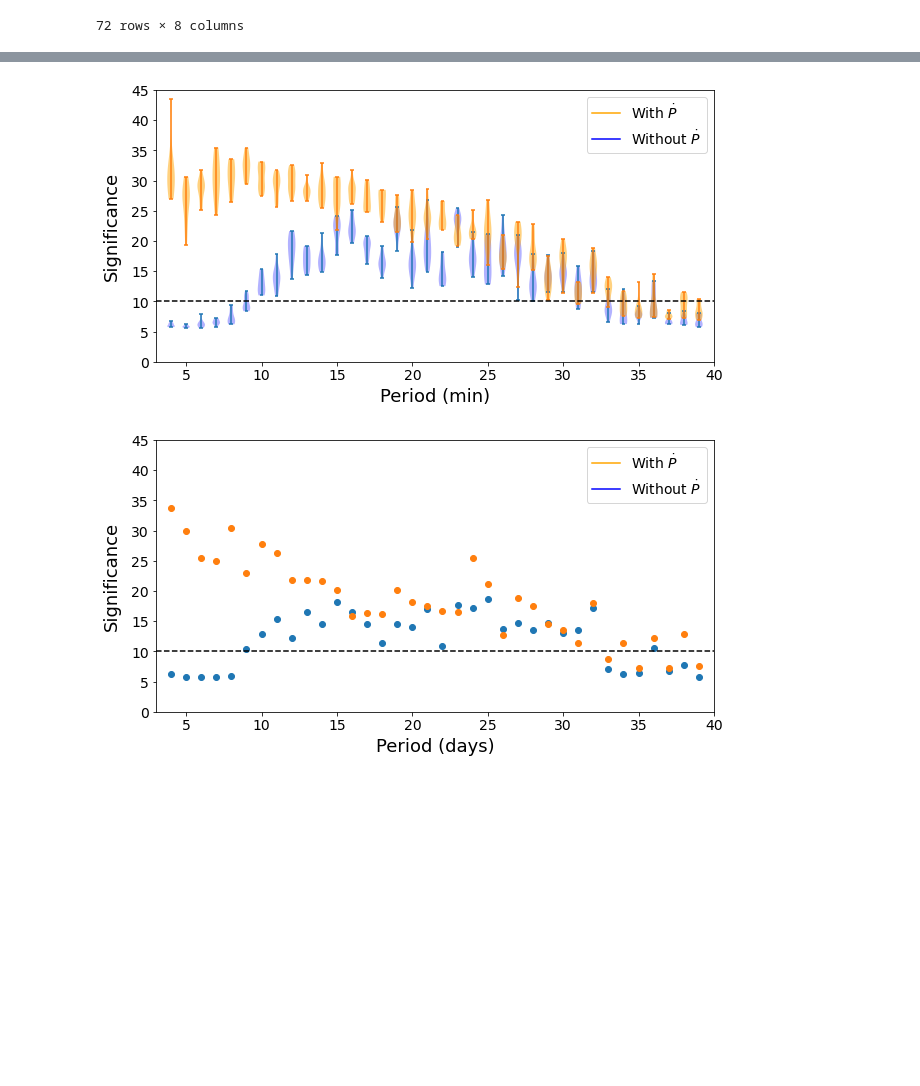
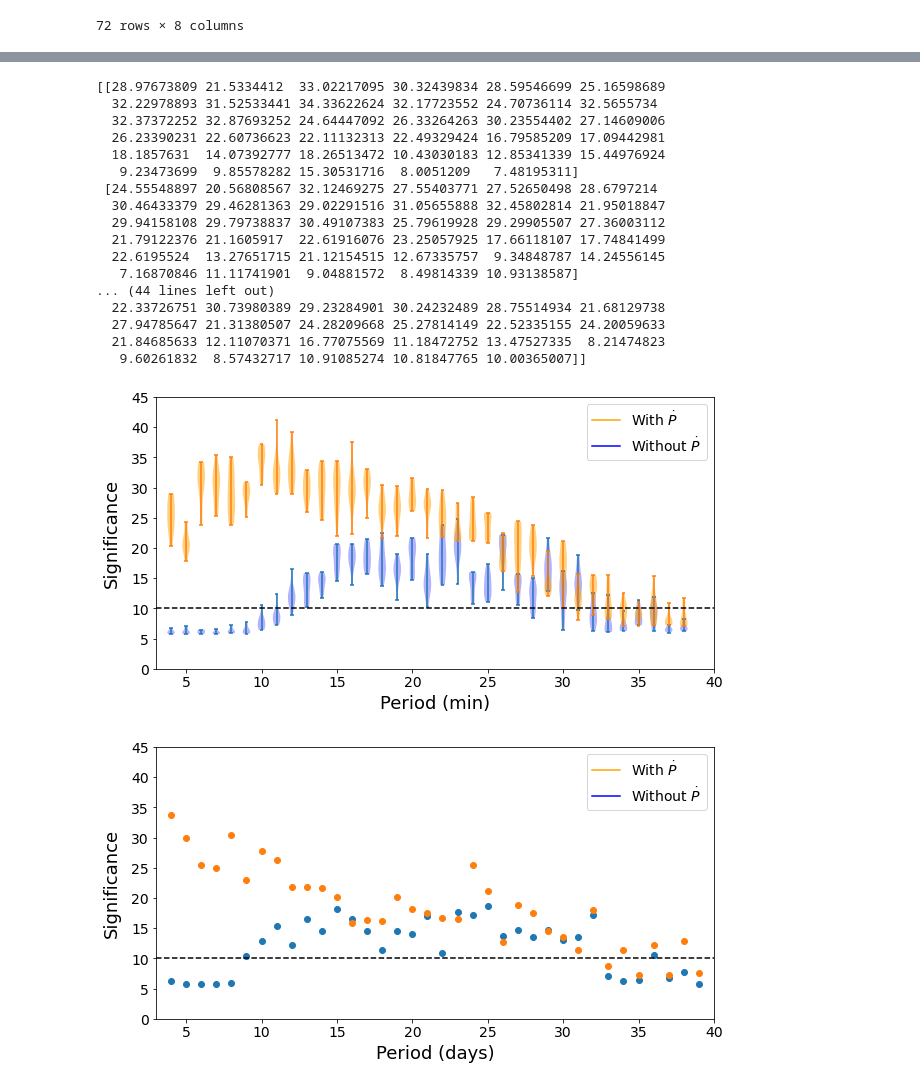
Before and after one commit to mikekatz04/gce, a Jupyter notebook: paper/paper_plots.ipynb, the cells around one changed output, grey strips where cells are left out. Drawn from its saved outputs; the diff is of its cells as text; code cells hidden in the pictures; blank space fills up the shorter version.

```diff
--- a/paper/paper_plots.ipynb
+++ b/paper/paper_plots.ipynb
@@ -906,36 +889,36 @@ columns = ['Best Period', 'True Period', 'Period Factor', 'Best Pdot', 'True Pdo
 df2 = pd.DataFrame(columns=columns)
 num_light_curve_sets = 10
 for i in range(num_light_curve_sets):
-    for bin_i in range(36):
-        for string in ['no', '32', '128']:#, '512']: #, 'linspace_512']:
+    for bin_i in range(35):
+        for string in ['0', '32']:#, '512']: #, 'linspace_512']:
             #print(string, i, bin_i)
-            fp = 'out_gce_{}_{}_pdot.pickle'.format(i, string)
+            fp = 'ce_curated_50_bins_{}_{}.pickle'.format(string, i)
 
             with open(fp, 'rb') as f:
                 data = pickle.load(f)
 
-            test_freqs = data['test_freqs']
-            test_pdots = data['test_pdots']
+            test_freqs = data['best_params'][0]
+            test_pdots = data['best_params'][1]
             value_add_dict = {}
 
-            res_i = data['res'][bin_i]
             true_vals = data['truth'][bin_i]
-            value_add_dict['Best Period'] = 1/test_freqs[res_i['inds_best'][1]].item()*24*60
-            value_add_dict['Best Pdot'] = test_pdots[res_i['inds_best'][0]].item()
-            value_add_dict['Significance'] = res_i['sig'].item()
-            value_add_dict['CE'] = res_i['ce_best'].item()
+            value_add_dict['Best Period'] = test_freqs[bin_i].item()*24*60
+            value_add_dict['Best Pdot'] = test_pdots[bin_i].item()
+            value_add_dict['Significance'] = data['significance'][bin_i].item()
+            value_add_dict['CE'] = 0.0
 
             value_add_dict['True Pdot'] = true_vals.get('Pdot')
             value_add_dict['True Period'] = true_vals.get('period')*24*60
 
             value_add_dict['Period Factor'] = value_add_dict['Best Period']/value_add_dict['True Period']
             value_add_dict['Pdot Factor'] = value_add_dict['Best Pdot']/value_add_dict['True Pdot']
+
             row_to_add = pd.Series(value_add_dict, name='{} Pdots/iter {}: Binary {}'.format(string, i, bin_i))
 
             df2 = df2.append(row_to_add)
 
             #print('Best:', best_period, best_pdot, sig, '\n', 'True:', true_period, true_pdot, '\n')
-
+        #print(i, bin_i)
 df2
 # %% [output]
 |  | Best Period | True Period | Period Factor | Best Pdot | True Pdot | Pdot Factor | Significance | CE |
@@ -978,47 +961,65 @@ true_periods = np.asarray([df['True Period']['{} Pdots/iter {}: Binary {}'.forma
 # %%
 fig = plt.figure()
 
-sig_pdot = np.asarray([df2['Significance']['{} Pdots/iter {}: Binary {}'.format('32', j, i)] for i in range(36) for j in range(10)]).reshape(36, 10).T#, axis=1)
-sig_no_pdots = np.asarray([df2['Significance']['{} Pdots/iter {}: Binary {}'.format('no', j, i)] for i in range(36) for j in range(10)]).reshape(36, 10).T#, axis=1)
-true_periods = np.asarray([df2['True Period']['{} Pdots/iter {}: Binary {}'.format('32', 0, i)] for i in range(36)])
+sig_pdot = np.asarray([df2['Significance']['{} Pdots/iter {}: Binary {}'.format('32', j, i)] for i in range(35) for j in range(10)]).reshape(35, 10).T#, axis=1)
+sig_no_pdots = np.asarray([df2['Significance']['{} Pdots/iter {}: Binary {}'.format('0', j, i)] for i in range(35) for j in range(10)]).reshape(35, 10).T#, axis=1)
+true_periods = np.asarray([df2['True Period']['{} Pdots/iter {}: Binary {}'.format('32', 0, i)] for i in range(35)])
 
-parts = plt.violinplot(-sig_no_pdots, positions=true_periods)#, label=r'With $\dot{P}$')
+print(sig_pdot)
+parts = plt.violinplot(sig_no_pdots, positions=true_periods)#, label=r'With $\dot{P}$')
 for pc in parts['bodies']:
     pc.set_facecolor('blue')
 
-parts = plt.violinplot(-sig_pdot, positions=true_periods)#, label=r'Without $\dot{P}$')
+parts = plt.violinplot(sig_pdot, positions=true_periods)#, label=r'Without $\dot{P}$')
 for pc in parts['bodies']:
     pc.set_facecolor('orange')
     pc.set_alpha(0.5)
 #sig_pdot = np.asarray([df['Significance']['{} Pdots: Binary {}'.format('512', i)] for i in range(36)])
 #sig_no_pdots = np.asarray([df['Significance']['{} Pdots: Binary {}'.format('no', i)] for i in range(36)])
 #true_periods = np.asarray([df['True Period']['{} Pdots: Binary {}'.format('512', i)] for i in range(36)])
 
 #plt.plot(true_periods, -sig_no_pdots, '.')
 #plt.plot(true_periods, -sig_pdot, '.')
 
 
 #sig_pdot = np.asarray([df1['Significance']['{} Pdots: Binary {}'.format('512', i)] for i in range(107)])
 #sig_no_pdots = np.asarray([df1['Significance']['{} Pdots: Binary {}'.format('no', i)] for i in range(107)])
 #true_periods = np.asarray([df1['True Period']['{} Pdots: Binary {}'.format('512', i)] for i in range(107)])
 
 #plt.plot(true_periods, -sig_no_pdots, '.')
 
 #plt.plot(true_periods, -sig_pdot, '.')
 plt.plot([-1000, -1000], [-1000, -2000], label=r'With $\dot{P}$', color='orange')
 plt.plot([-1000, -1000], [-1000, -2000], label=r'Without $\dot{P}$', color='blue')
 fig.set_size_inches(10,5)
 plt.axhline(10.0, color='k', ls='--')
 plt.xlabel('Period (min)', fontsize=18)
 plt.ylabel('Significance', fontsize=18, labelpad=10)
 plt.ylim(0, 45)
 plt.xlim(3, 40)
 ax = plt.gca()
 plt.legend(loc='upper right', prop=dict(size=14))
 ax.tick_params(axis='both', which='major', labelsize=14)
 plt.savefig('figures/significance_difference.pdf', dpi=200)
 # %% [output]
+[[28.97673809 21.5334412  33.02217095 30.32439834 28.59546699 25.16598689
+  32.22978893 31.52533441 34.33622624 32.17723552 24.70736114 32.5655734
+  32.37372252 32.87693252 24.64447092 26.33264263 30.23554402 27.14609006
+  26.23390231 22.60736623 22.11132313 22.49329424 16.79585209 17.09442981
+  18.1857631  14.07392777 18.26513472 10.43030183 12.85341339 15.44976924
+   9.23473699  9.85578282 15.30531716  8.0051209   7.48195311]
+ [24.55548897 20.56808567 32.12469275 27.55403771 27.52650498 28.6797214
+  30.46433379 29.46281363 29.02291516 31.05655888 32.45802814 21.95018847
+  29.94158108 29.79738837 30.49107383 25.79619928 29.29905507 27.36003112
+  21.79122376 21.1605917  22.61916076 23.25057925 17.66118107 17.74841499
+  22.6195524  13.27651715 21.12154515 12.67335757  9.34848787 14.24556145
+   7.16870846 11.11741901  9.04881572  8.49814339 10.93138587]
+... (44 lines left out)
+  22.33726751 30.73980389 29.23284901 30.24232489 28.75514934 21.68129738
+  27.94785647 21.31380507 24.28209668 25.27814149 22.52335155 24.20059633
+  21.84685633 12.11070371 16.77075569 11.18472752 13.47527335  8.21474823
+   9.60261832  8.57432717 10.91085274 10.81847765 10.00365007]]
-[figure, old version]
+[figure, new version]
 # %%
 fig = plt.figure()
 
```
Also changed, not shown: parts of 11 cells of this notebook, 4 other files.
